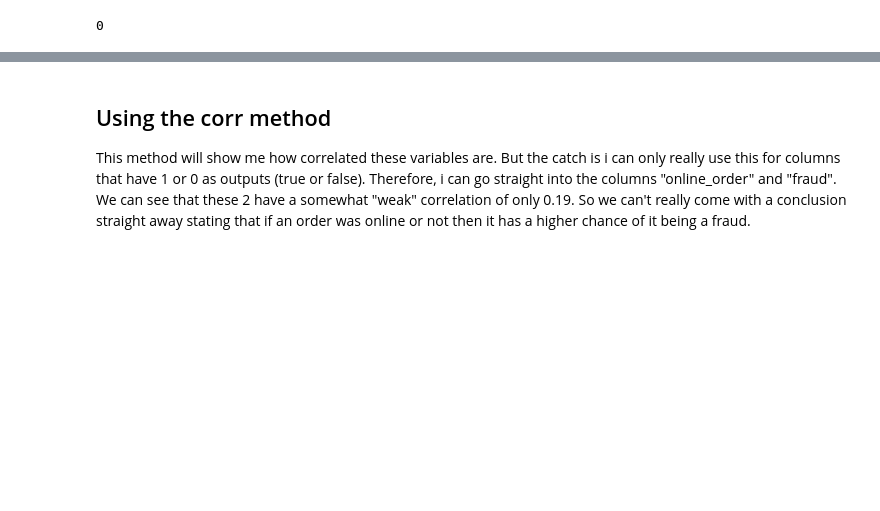
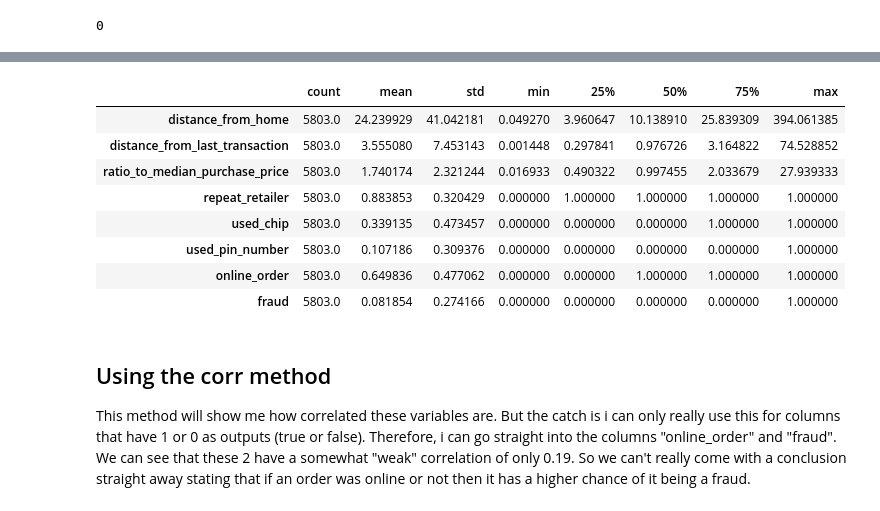
Before and after one commit to KarimKhalil33/CreditCard-Fraud-Data-Analysis, a Jupyter notebook: analysis/analysis2.ipynb, the cells around one changed output, grey strips where cells are left out. Drawn from its saved outputs; the diff is of its cells as text; code cells hidden in the pictures; blank space fills up the shorter version.

```diff
--- a/analysis/analysis2.ipynb
+++ b/analysis/analysis2.ipynb
@@ -110,3 +138,20 @@ mydata.corr()
+# %%
+stats_summary = mydata.describe().T
+stats_summary
+#this will produce a table including unnamed columns, remove the columns
+#Drop any rows where all the values are NaN
+dataset_wc = stats_summary.dropna()
+dataset_wc
+# %% [output]
+|  | count | mean | std | min | 25% | 50% | 75% | max |
+| distance_from_home | 5803.0 | 24.239929 | 41.042181 | 0.049270 | 3.960647 | 10.138910 | 25.839309 | 394.061385 |
+| distance_from_last_transaction | 5803.0 | 3.555080 | 7.453143 | 0.001448 | 0.297841 | 0.976726 | 3.164822 | 74.528852 |
+| ratio_to_median_purchase_price | 5803.0 | 1.740174 | 2.321244 | 0.016933 | 0.490322 | 0.997455 | 2.033679 | 27.939333 |
+| repeat_retailer | 5803.0 | 0.883853 | 0.320429 | 0.000000 | 1.000000 | 1.000000 | 1.000000 | 1.000000 |
+| used_chip | 5803.0 | 0.339135 | 0.473457 | 0.000000 | 0.000000 | 0.000000 | 1.000000 | 1.000000 |
+| used_pin_number | 5803.0 | 0.107186 | 0.309376 | 0.000000 | 0.000000 | 0.000000 | 0.000000 | 1.000000 |
+| online_order | 5803.0 | 0.649836 | 0.477062 | 0.000000 | 0.000000 | 1.000000 | 1.000000 | 1.000000 |
+| fraud | 5803.0 | 0.081854 | 0.274166 | 0.000000 | 0.000000 | 0.000000 | 0.000000 | 1.000000 |
 # %% [markdown]
 ## Using the corr method
 This method will show me how correlated these variables are. But the catch is i can only really use this for columns that have 1 or 0 as outputs (true or false). Therefore, i can go straight into the columns "online_order" and "fraud". We can see that these 2 have a somewhat "weak" correlation of only 0.19. So we can't really come with a conclusion straight away stating that if an order was online or not then it has a higher chance of it being a fraud.
```
Also changed, not shown: parts of 17 cells of this notebook, 2 other files.
